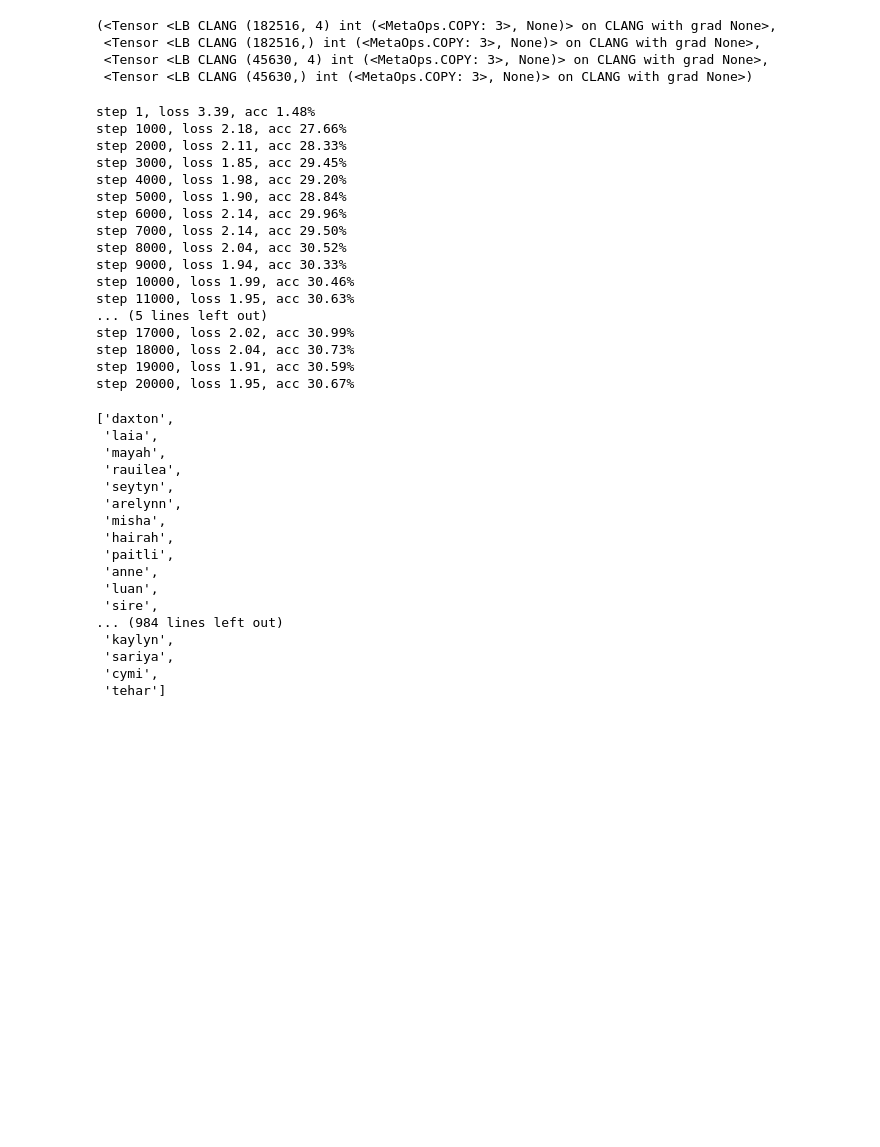
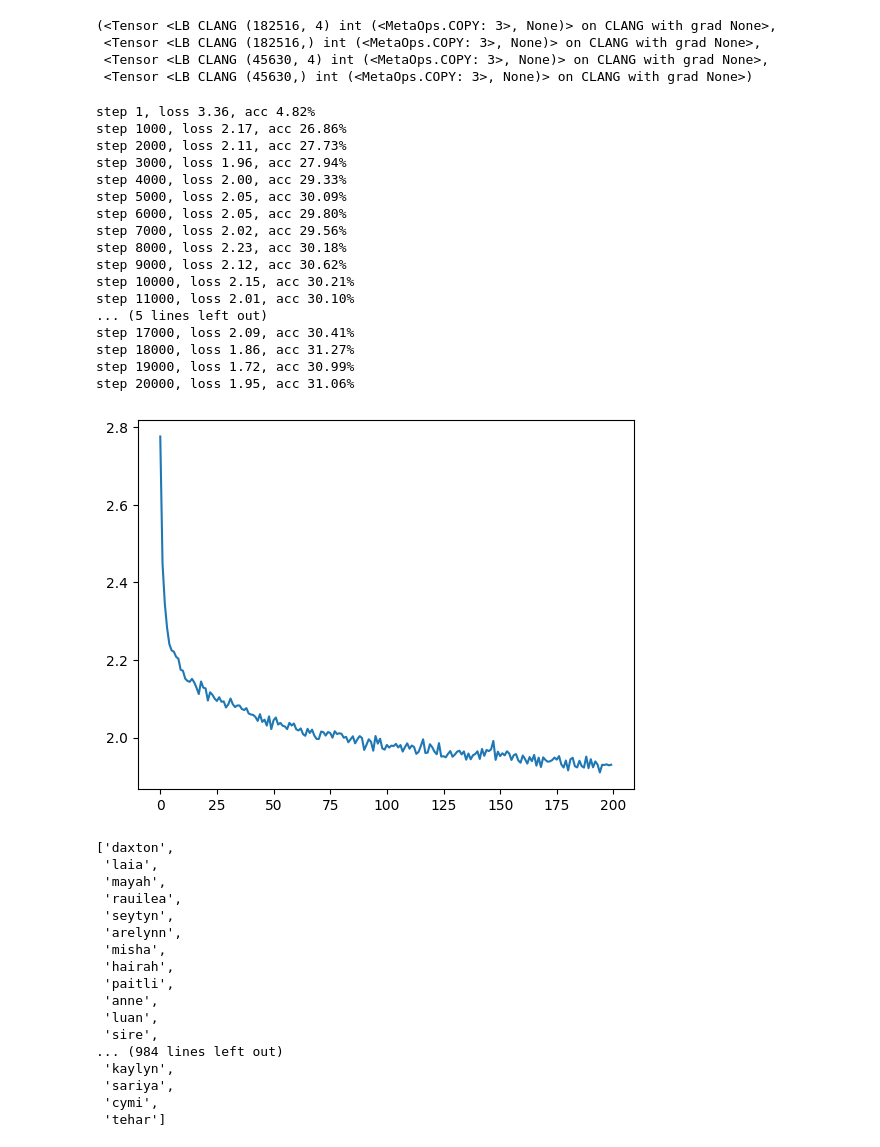
Before and after one commit to obadakhalili/DL-Quest, a Jupyter notebook: makemore/embedded_mlp.ipynb, the cells around one changed output. Cells and saved outputs as stored; diff of their text form; code cells hidden in the pictures; blank space fills up the shorter version.

Commit message:
use tanh, and visualize losses

```diff
--- a/makemore/embedded_mlp.ipynb
+++ b/makemore/embedded_mlp.ipynb
@@ -44,7 +45,7 @@ class EmbeddedMLP:
     embed_size,
     input_size,
     output_size,
-    h=[(200, Tensor.relu), (100, Tensor.relu)],
+    h=[(200, Tensor.tanh), (100, Tensor.tanh)],
   ):
     self.input_size = input_size
     self.layers = [nn.Embedding(vocab_size, embed_size)]
@@ -81,30 +82,36 @@ def train_step():
   optim.step()
   return loss
 # %%
+losses = []
 for step in range(1, 20001):
-  loss = train_step()
+  loss = train_step().item()
+  losses.append(loss)
   if step == 1 or step % 1000 == 0:
     Tensor.training = False
     acc = (embedded_mlp(X_test).argmax(axis=1) == y_test).mean().item()
-    print(f"step {step}, loss {loss.item():.2f}, acc {acc*100.:.2f}%")
+    print(f"step {step}, loss {loss:.2f}, acc {acc*100.:.2f}%")
 # %% [output]
-step 1, loss 3.39, acc 1.48%
-step 1000, loss 2.18, acc 27.66%
-step 2000, loss 2.11, acc 28.33%
-step 3000, loss 1.85, acc 29.45%
-step 4000, loss 1.98, acc 29.20%
-step 5000, loss 1.90, acc 28.84%
-step 6000, loss 2.14, acc 29.96%
-step 7000, loss 2.14, acc 29.50%
-step 8000, loss 2.04, acc 30.52%
-step 9000, loss 1.94, acc 30.33%
-step 10000, loss 1.99, acc 30.46%
-step 11000, loss 1.95, acc 30.63%
+step 1, loss 3.36, acc 4.82%
+step 1000, loss 2.17, acc 26.86%
+step 2000, loss 2.11, acc 27.73%
+step 3000, loss 1.96, acc 27.94%
+step 4000, loss 2.00, acc 29.33%
+step 5000, loss 2.05, acc 30.09%
+step 6000, loss 2.05, acc 29.80%
+step 7000, loss 2.02, acc 29.56%
+step 8000, loss 2.23, acc 30.18%
+step 9000, loss 2.12, acc 30.62%
+step 10000, loss 2.15, acc 30.21%
+step 11000, loss 2.01, acc 30.10%
 ... (5 lines left out)
-step 17000, loss 2.02, acc 30.99%
-step 18000, loss 2.04, acc 30.73%
-step 19000, loss 1.91, acc 30.59%
-step 20000, loss 1.95, acc 30.67%
+step 17000, loss 2.09, acc 30.41%
+step 18000, loss 1.86, acc 31.27%
+step 19000, loss 1.72, acc 30.99%
+step 20000, loss 1.95, acc 31.06%
+# %%
+plt.plot(Tensor(losses).reshape(-1, 100).mean(1).numpy());
+# %% [output]
+[figure, added]
 # %%
 @word_generator(
   block_size=block_size, empty_char=empty_char_token, max_size=float("inf")
```
Also changed, not shown: parts of 1 cell of this notebook.
